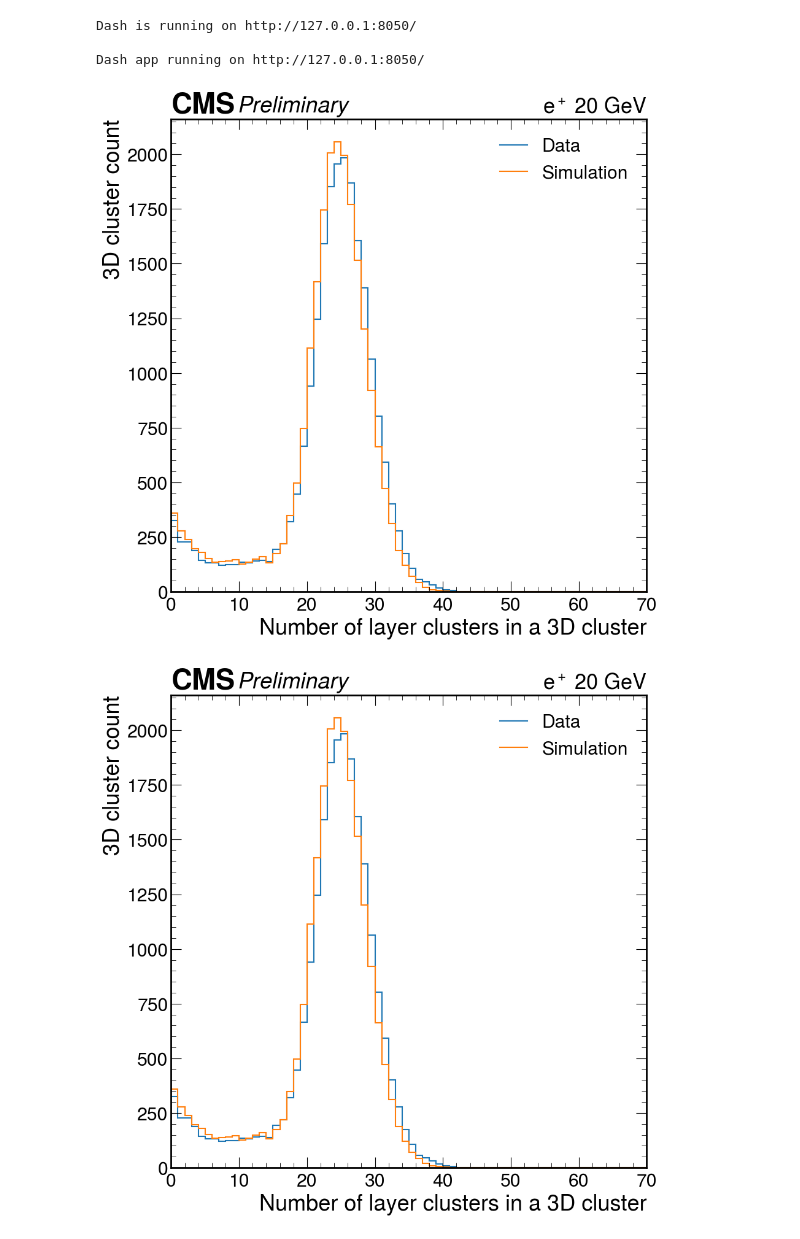
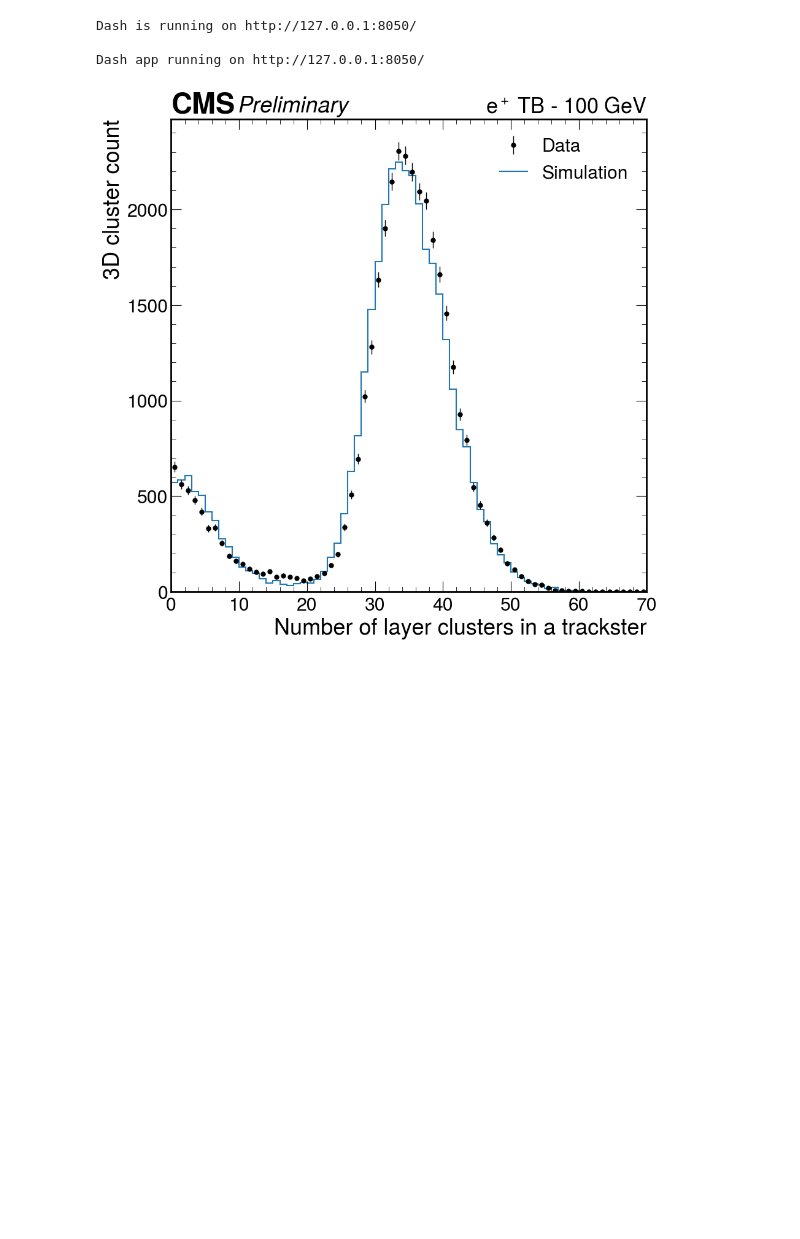
Before and after one commit to tcuisset/HgcalClue3DClusteringPlotting, a Jupyter notebook: clue3D-results/clue3D-clusterSize.ipynb, the cells around one changed output. Saved outputs shown, nothing was run; the diff lists cells and outputs as text; code cells hidden in the pictures; blank space fills up the shorter version.

Commit message:
Transverse profile and CLUE3D properties plots for report

```diff
--- a/clue3D-results/clue3D-clusterSize.ipynb
+++ b/clue3D-results/clue3D-clusterSize.ipynb
@@ -24,7 +24,7 @@ from HistogramLib.store import HistogramStore
 from hists.parameters import beamEnergies
 from hists.store import HistogramId
 # %%
-hist_folder = '/grid_mnt/data_cms_upgrade/cuisset/testbeam18/clue3d/v34'
+hist_folder = '/grid_mnt/data_cms_upgrade/cuisset/testbeam18/clue3d/v41'
 #clueParams = "single-file"
 clueParams = "cmssw"
 histStore = HistogramStore(hist_folder, HistogramId)
@@ -63,13 +63,16 @@ def loadHists(beamEnergy:int, datatypes:list[str], mainOrAllTracksters, kind) ->
         .project("clus3D_size_custom")
         ) for datatype in datatypes], [datatypeToLegendMap.get(datatype, datatype) for datatype in datatypes]
 
-def addLumiLegend(main_ax, datatypes, beamEnergy):
+def addLumiLegend(main_ax, datatypes, beamEnergy, legend=True):
     if "data" in datatypes:
         hep.cms.text("Preliminary", ax=main_ax)
     else:
         hep.cms.text("Simulation Preliminary", ax=main_ax)
-    hep.cms.lumitext(f"$e^+$ {str(beamEnergy)} GeV", ax=main_ax)
-    main_ax.legend()
+    hep.cms.lumitext(f"$e^+$ TB - {str(beamEnergy)} GeV", ax=main_ax)
+    if legend is True:
+        main_ax.legend()
+    elif legend == "data_first":
+        main_ax.legend(handles=main_ax.get_legend_handles_labels()[0][::-1])
 
 def countHistogramToWeightHistogram(h:hist.Hist):
     """ Transform a count boost.histogram (ie Double storage type) to a Weight storage histogram, with weights=1 """
@@ -77,7 +80,7 @@ def countHistogramToWeightHistogram(h:hist.Hist):
     w_h.view(flow=True).value, w_h.view(flow=True).variance = h.view(flow=True), h.view(flow=True)
     return w_h
 
-def makePlotMultiDatatype(beamEnergy:int, datatypes:list[str], mainOrAllTracksters, kind):
+def makePlotMultiDatatype(beamEnergy:int, datatypes:list[str], mainOrAllTracksters, kind, dataAsMarkers=False):
     """ Plot distribution of distance to impact on a layer
     See in custom_hists for how y is computed"""
     hists, labels = loadHists(beamEnergy, datatypes, mainOrAllTracksters, kind=kind)
@@ -98,19 +101,22 @@ def makePlotMultiDatatype(beamEnergy:int, datatypes:list[str], mainOrAllTrackste
 
     #ax.set_ylabel(r"$\frac{1}{E_{cluster}} \frac{dE_{hit}}{dA} (cm^{-2})$")
     #ax.set_yscale("log")
-
-    hep.histplot(hists, label=labels, yerr=yerr, ax=ax)
+    if dataAsMarkers:
+        hep.histplot(hists[1:], label=labels[1:], yerr=False)
+        hep.histplot(hists[0], label=labels[0], histtype="errorbar", yerr=True, color="black")
+    else:
+        hep.histplot(hists, label=labels, yerr=yerr, ax=ax)
 
     ax.xaxis.set_major_locator(matplotlib.ticker.AutoLocator())
     ax.xaxis.set_major_formatter(matplotlib.ticker.ScalarFormatter())
-    ax.set_xlabel("Number of layer clusters in a 3D cluster")
+    ax.set_xlabel("Number of layer clusters in a trackster")
     ax.set_xlim(right=70)
     if kind is HistogramKind.COUNT:
         ax.set_ylabel("3D cluster count")
     elif kind is HistogramKind.WEIGHT:
         ax.set_ylabel("Sum of 3D cluster energies in each size bin (GeV)")
 
-    addLumiLegend(ax, datatypes, beamEnergy)
+    addLumiLegend(ax, datatypes, beamEnergy, legend="data_first" if dataAsMarkers else True)
     return fig
 
 
@@ -152,11 +158,11 @@ Dash is running on http://127.0.0.1:8050/
 
 Dash app running on http://127.0.0.1:8050/
 # %%
-makePlotMultiDatatype(20, datatypes=["data", "sim_proton_v46_patchMIP"], mainOrAllTracksters="allTracksters",
-            kind=HistogramKind.COUNT)
+makePlotMultiDatatype(100, datatypes=["data", "sim_proton_v46_patchMIP"], mainOrAllTracksters="allTracksters",
+            kind=HistogramKind.COUNT, dataAsMarkers=True)
+plt.savefig("plots/tracksterProps/tracksterSize/100.pdf", bbox_inches="tight")
 # %% [output]
-[figure, old version]
+[figure, new version]
-[figure, removed]
 # %%
 def loadHistsNbTrackster(beamEnergy:int, datatypes:list[str], kind=HistogramKind.COUNT) -> tuple[list[hist.Hist], list[str]]:
     return [(histStore
```
Also changed, not shown: parts of 3 cells of this notebook, 9 other files.
